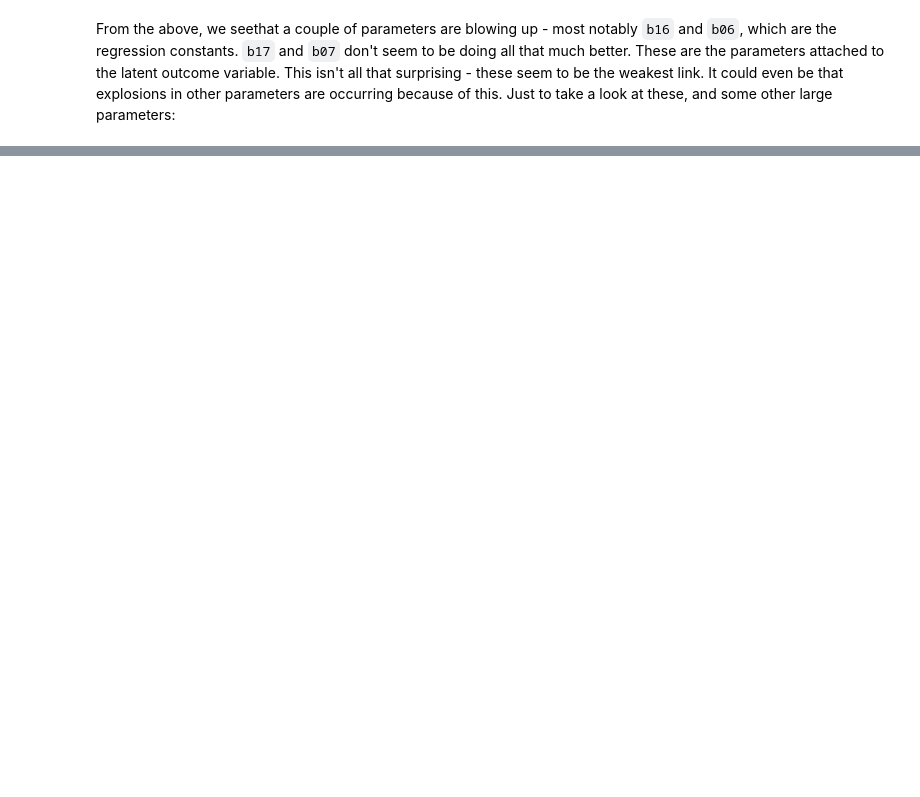
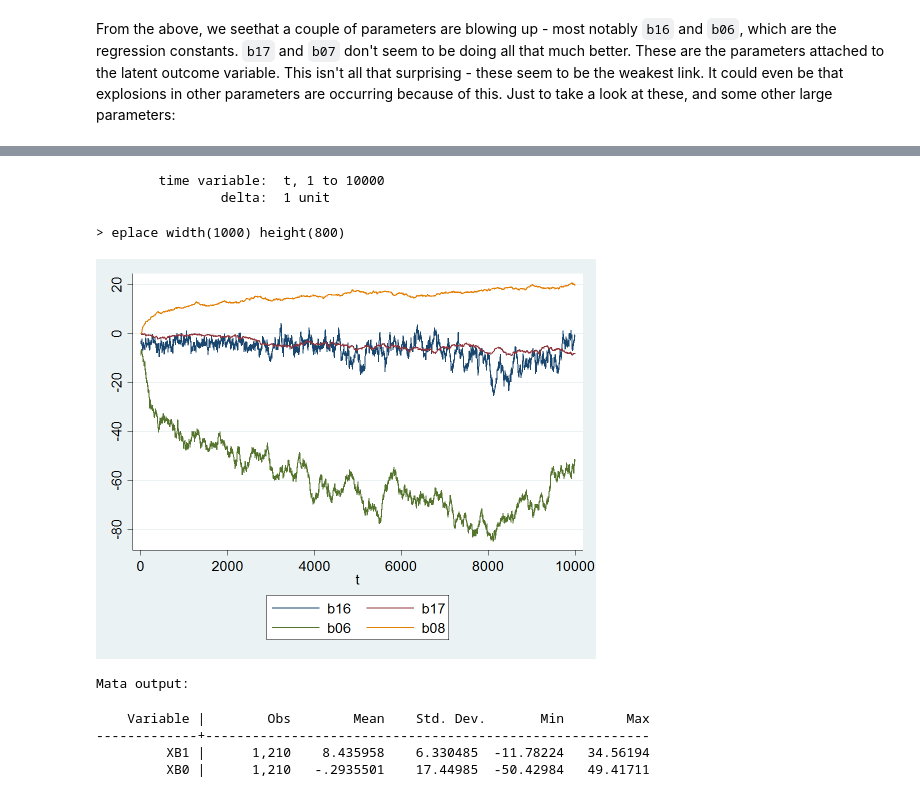
Before and after one commit to mbaker21231/BayesianTR, a Jupyter notebook: Bayesian Treatment - DTDR.ipynb, the cells around one changed output, grey strips where cells are left out. Saved outputs shown, nothing was run; the diff lists cells and outputs as text; code cells hidden in the pictures; blank space fills up the shorter version.

```diff
--- a/Bayesian Treatment - DTDR.ipynb
+++ b/Bayesian Treatment - DTDR.ipynb
@@ -331,0 +531,39 @@ Well, there are a couple of things to be done. One is to just put priors on the
+# %%
+%%stata
+preserve
+clear
+getmata (b1*) = b1Hold
+getmata (b0*) = b0Hold
+getmata (e*) = eHold
+
+gen t = _n
+tsset t
+# %% [output]
+        time variable:  t, 1 to 10000
+                delta:  1 unit
+# %%
+%%stata -gr
+tsline b16 b17 b06 b08
+# %% [output]
+> eplace width(1000) height(800)
+[figure, added]
+# %%
+%%stata --mata
+b1T = b1Hold[rows(b1Hold),]
+b0T = b0Hold[rows(b0Hold),]
+XB1 = (X, uc)*b1T'
+XB0 = (X, ur, uc)*b0T'
+# %% [output]
+Mata output:
+# %%
+%%stata
+restore
+preserve
+clear
+getmata XB1 XB0
+sum XB*
+# %% [output]
+    Variable |        Obs        Mean    Std. Dev.       Min        Max
+-------------+---------------------------------------------------------
+         XB1 |      1,210    8.435958    6.330485  -11.78224   34.56194
+         XB0 |      1,210   -.2935501    17.44985  -50.42984   49.41711
```
Also changed, not shown: parts of 15 cells of this notebook, 2 other files.
